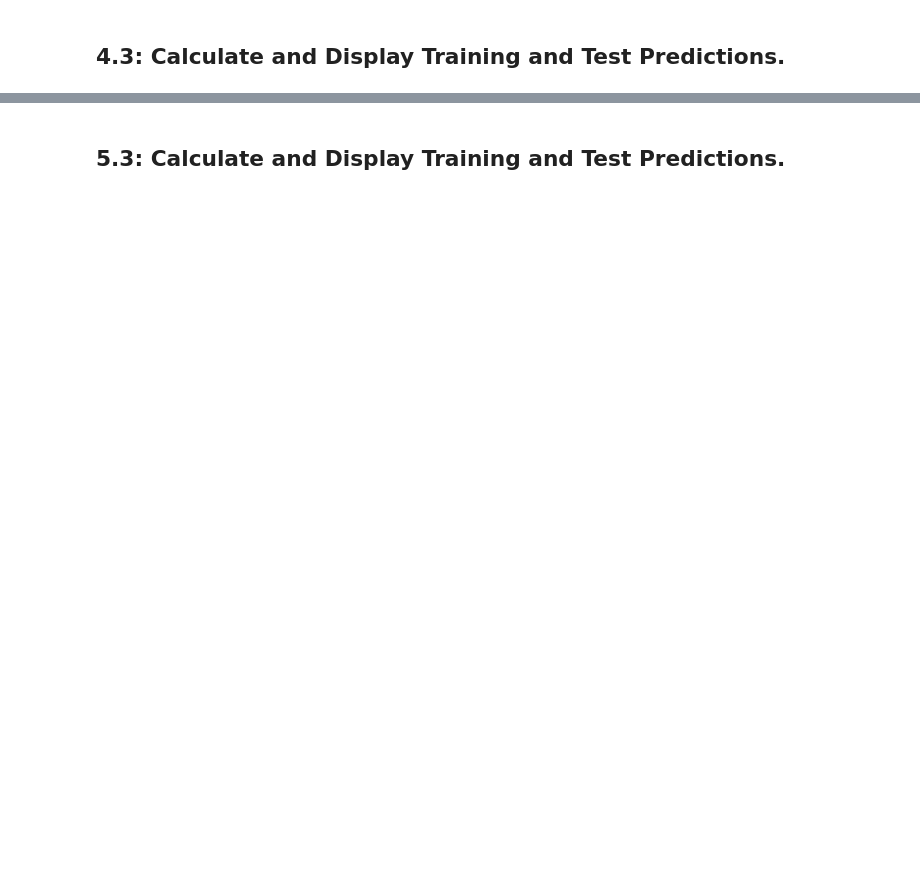
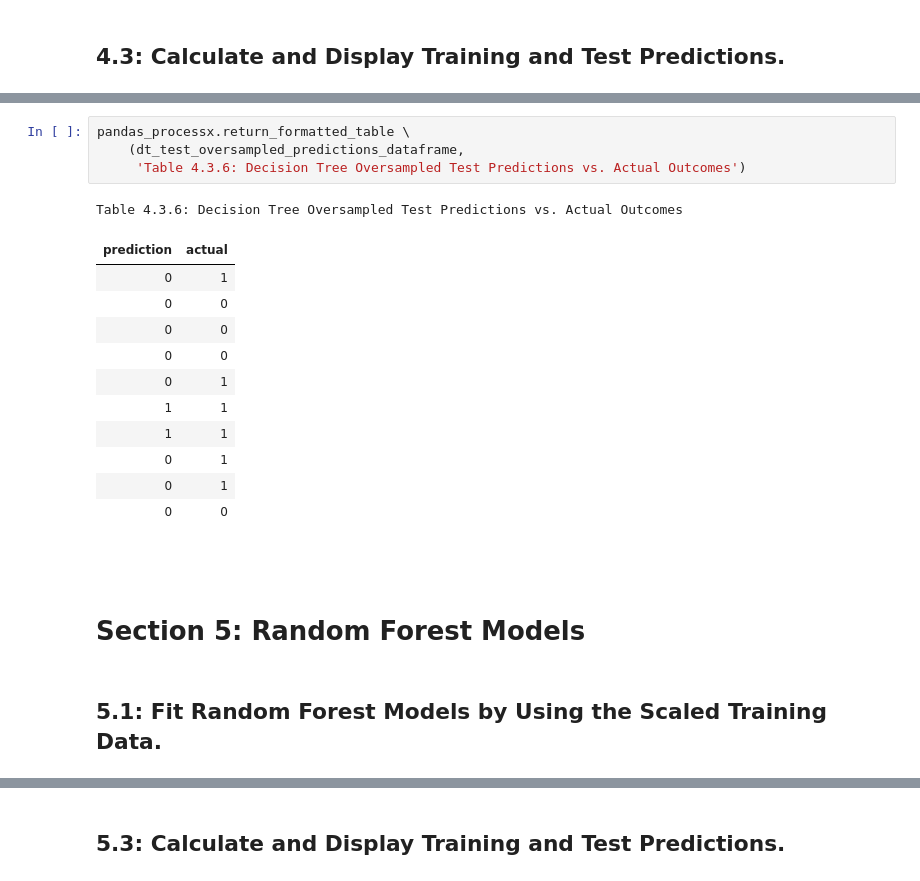
Before and after one commit to njgeorge000158/Spam-Detection-with-Supervised-Machine-Learning-Models, a Jupyter notebook: spam_detector.ipynb, the cells around one changed output, grey strips where cells are left out. Cells and saved outputs as stored; diff of their text form; blank space fills up the shorter version.

```diff
--- a/spam_detector.ipynb
+++ b/spam_detector.ipynb
@@ -705,0 +975,21 @@ The support vector machine model score from normalized test data is 92.53%
+# %%
+pandas_processx.return_formatted_table \
+    (dt_test_oversampled_predictions_dataframe,
+     'Table 4.3.6: Decision Tree Oversampled Test Predictions vs. Actual Outcomes')
+# %% [output]
+Table 4.3.6: Decision Tree Oversampled Test Predictions vs. Actual Outcomes
+| prediction | actual |
+| 0 | 1 |
+| 0 | 0 |
+| 0 | 0 |
+| 0 | 0 |
+| 0 | 1 |
+| 1 | 1 |
+| 1 | 1 |
+| 0 | 1 |
+| 0 | 1 |
+| 0 | 0 |
+# %% [markdown]
+# <br> **Section 5: Random Forest Models**
+# %% [markdown]
+## **5.1: Fit Random Forest Models by Using the Scaled Training Data.**
```
Also changed, not shown: parts of 534 cells of this notebook.
